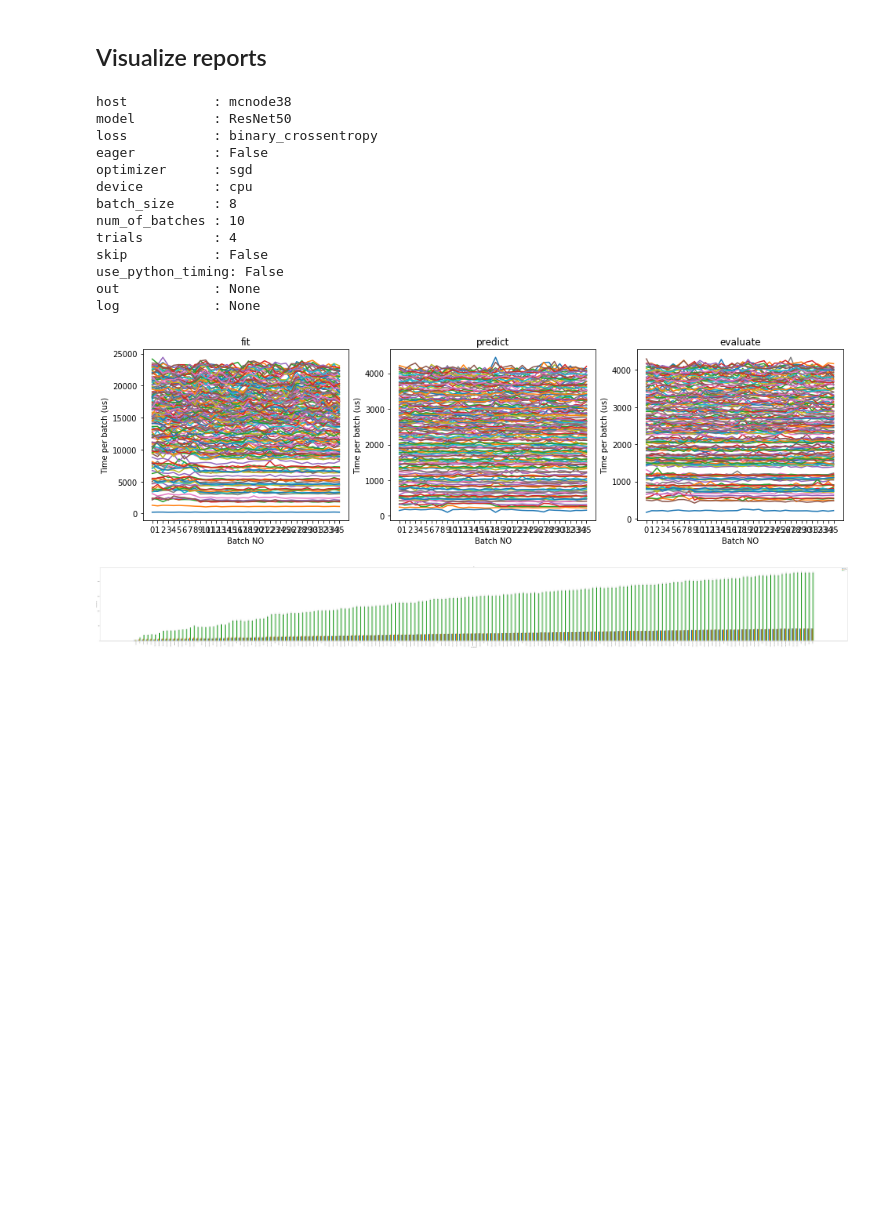
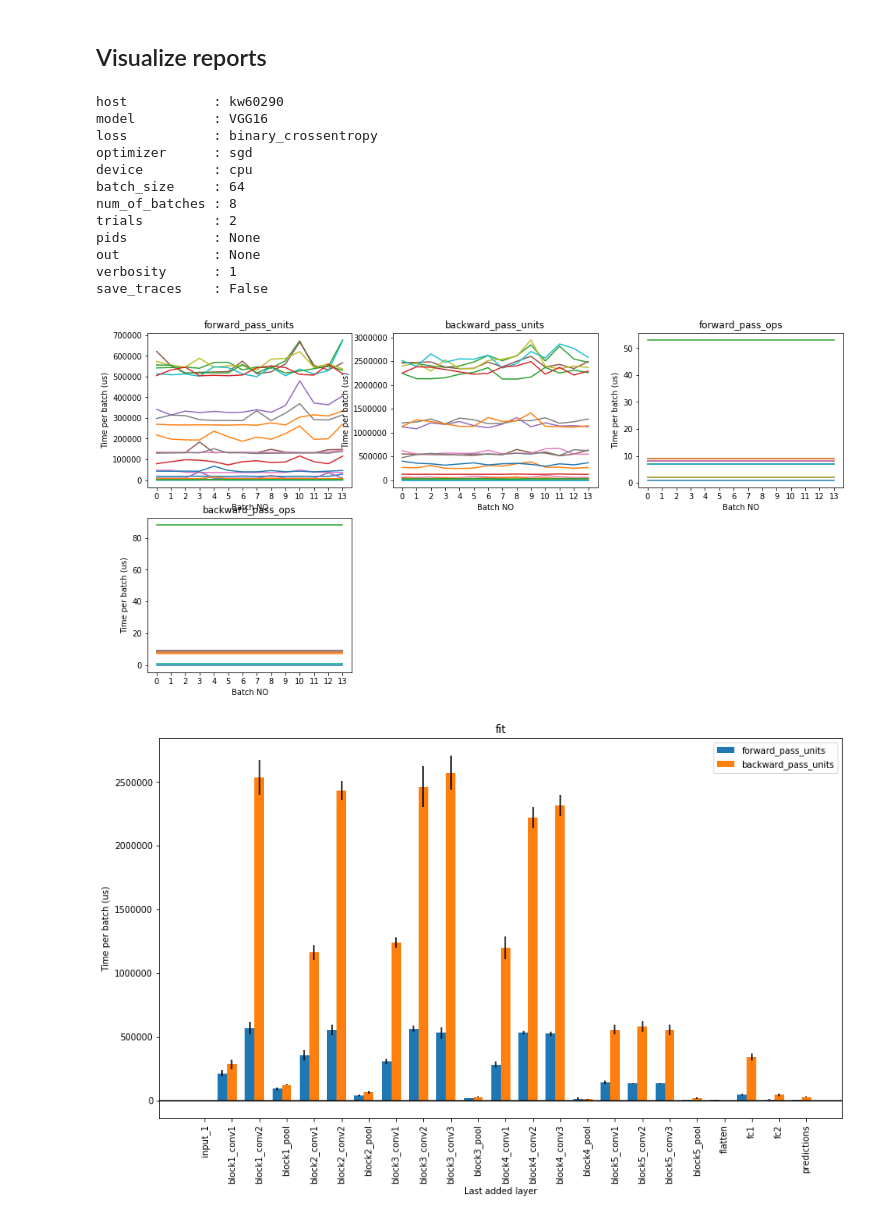
Before and after one commit to ChenYuHo/schedule-simulator, a Jupyter notebook: model_extraction/layerwise_costs_profiling_visualization.ipynb, the cells around one changed output. Saved outputs shown, nothing was run; the diff lists cells and outputs as text; code cells hidden in the pictures; blank space fills up the shorter version.

Commit message:
Finished layer name mapping profiling

```diff
--- a/model_extraction/layerwise_costs_profiling_visualization.ipynb
+++ b/model_extraction/layerwise_costs_profiling_visualization.ipynb
@@ -20,14 +20,14 @@ time_multiplier=1e3
 def preprocess_layer_cost_data(report, layer_name, cost_name, plot_total_costs=False,
                               skip_first_batch = False, skip_first_batch_in_each_trial=False,
                               suppress_warnings = False):
-    timings = report["timings"]
+    timings = report[cost_label]
 
     if "samples" in report["args"]:
         total_num_of_records = report["args"]["trials"]
         normalizing_factor = report["args"]["samples"] * time_multiplier
     else:
         total_num_of_records = report["args"]["trials"]*report["args"]["num_of_batches"]
-        normalizing_factor = report["args"]["batch_size"]*report["args"]["num_of_batches"] * time_multiplier
+        normalizing_factor = report["args"]["batch_size"]*time_multiplier
     data = timings[layer_name][cost_name]
     if isinstance(data, dict):
         if plot_total_costs:
@@ -45,7 +45,7 @@ def preprocess_layer_cost_data(report, layer_name, cost_name, plot_total_costs=F
             data.pop(i_to_remove)
     elif skip_first_batch:
         data = data[1:]
-    data = np.array(data) / normalizing_factor
+    data = np.array(data)
     return data
 # %% [markdown]
 ### Observe layer cost vs trial
@@ -55,7 +55,7 @@ def plot_cost_vs_time(report_path, title=None, cols=2, skip_first_layer=False, p
                       skip_first_batch = False, skip_first_batch_in_each_trial=False, suppress_warnings=False):
     with open(report_path) as file:
         report = json.load(file)
-    timings = report["timings"]
+    timings = report[cost_label]
     costs = set(list(timings.values())[0].keys()) - {"Type"}
     plt.figure(figsize=(16,4 * np.ceil(len(costs)/cols)))
     c = 1
@@ -82,7 +82,7 @@ def plot_cost_vs_time(report_path, title=None, cols=2, skip_first_layer=False, p
 # %% [markdown]
 ### Layer wise costs
 # %%
-costs = ["data_generation_cost", "forward_pass_cost", "backward_pass_cost", "output_calculation_cost",
+costs = ["data_generation_cost", "forward_pass_units", "backward_pass_units", "output_calculation_cost",
          "loss_calculation_cost","gradient_calculation_cost", "gradient_application_cost", "predict",
          "evaluate","fit"]
 def plot_layer_wise_costs(report_path, title=None, skip_first_layer=False, stacked=False, width=0.7,
@@ -90,7 +90,7 @@ def plot_layer_wise_costs(report_path, title=None, skip_first_layer=False, stack
                           plot_total_costs=False, suppress_warnings = False):
     with open(report_path) as file:
         report = json.load(file)
-    timings = report["timings"]
+    timings = report[cost_label]
     N = len(timings) - (1 if skip_first_layer else 0)
     means = dict()
     stds = dict()
@@ -112,7 +112,7 @@ def plot_layer_wise_costs(report_path, title=None, skip_first_layer=False, stack
             stds[cost_name].append(np.std(data))
         xticks.append(layer_name)
 
-    plt.figure(figsize=(200,20))
+    plt.figure(figsize=(14,8))
     ind = np.arange(N)    # the x locations for the groups
 
     if stacked:
@@ -137,24 +137,24 @@ def plot_layer_wise_costs(report_path, title=None, skip_first_layer=False, stack
 # %% [markdown]
 ## Visualize reports
 # %%
-report_path = "timings/ResNet50_07-02-20-37.timings.json"
+cost_label = "layer_costs"
+report_path = "layer_name_mapping_profiling_reports/VGG16_07-22-15-35.profile.json"
 print_report_info(report_path)
 plot_cost_vs_time(report_path,title="", cols=3, skip_first_batch_in_each_trial=True, suppress_warnings=True)
 plot_layer_wise_costs(report_path, title="", skip_first_batch_in_each_trial = True, suppress_warnings=True)
 # %% [output]
-host           : mcnode38
-model          : ResNet50
+host           : kw60290
+model          : VGG16
 loss           : binary_crossentropy
-eager          : False
 optimizer      : sgd
 device         : cpu
-batch_size     : 8
-num_of_batches : 10
-trials         : 4
-skip           : False
-use_python_timing: False
+batch_size     : 64
+num_of_batches : 8
+trials         : 2
+pids           : None
 out            : None
-log            : None
+verbosity      : 1
+save_traces    : False
-[figure, old version]
+[figure, new version]
-[figure, old version]
+[figure, new version]
 # %%
```
Also changed, not shown: parts of 3 cells of this notebook, 10 other files.
